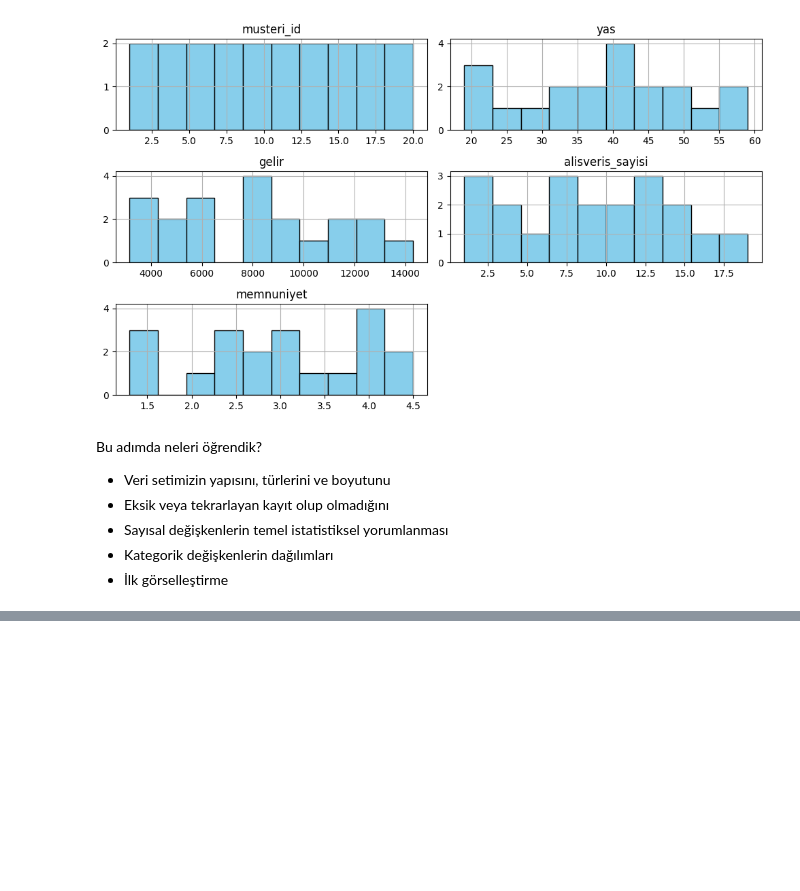
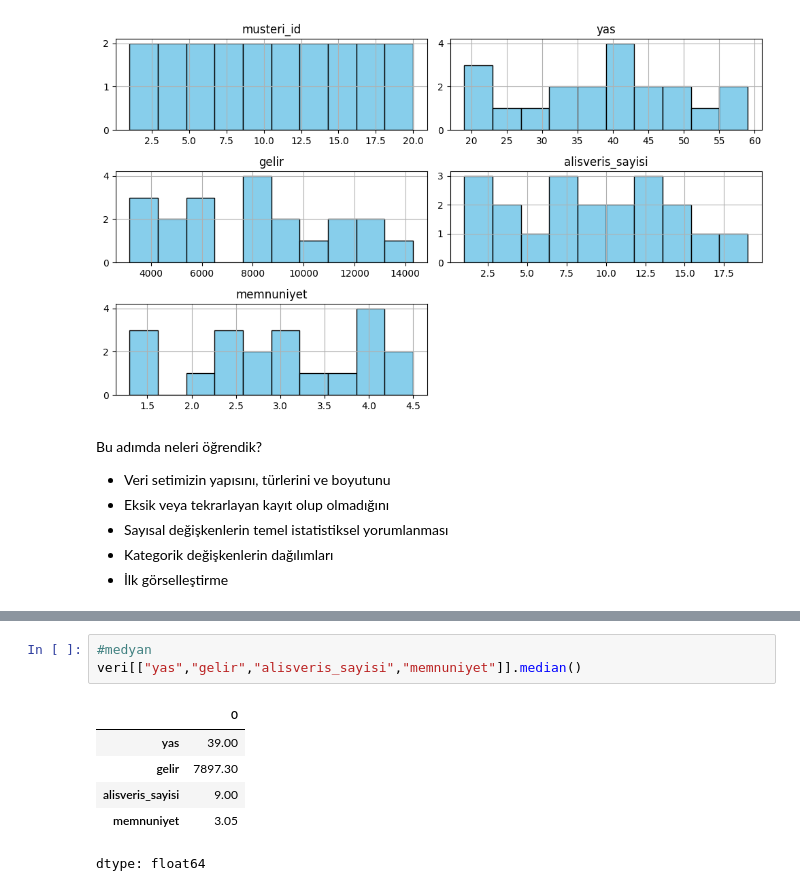
Before and after one commit to ArsenLupen53/GYZU-BTK-codespace, a Jupyter notebook: veri_seti_inceleme/veri_seti_ilk_islemler_gorsellestirme.ipynb, the cells around one changed output, grey strips where cells are left out. Cells and saved outputs as stored; diff of their text form; blank space fills up the shorter version.

```diff
--- a/veri_seti_inceleme/veri_seti_ilk_islemler_gorsellestirme.ipynb
+++ b/veri_seti_inceleme/veri_seti_ilk_islemler_gorsellestirme.ipynb
@@ -218,0 +239,10 @@ Bu adımda neleri öğrendik?
+# %%
+#medyan
+veri[["yas","gelir","alisveris_sayisi","memnuniyet"]].median()
+# %% [output]
+|  | 0 |
+| yas | 39.00 |
+| gelir | 7897.30 |
+| alisveris_sayisi | 9.00 |
+| memnuniyet | 3.05 |
+dtype: float64
```
Also changed, not shown: parts of 11 cells of this notebook.
